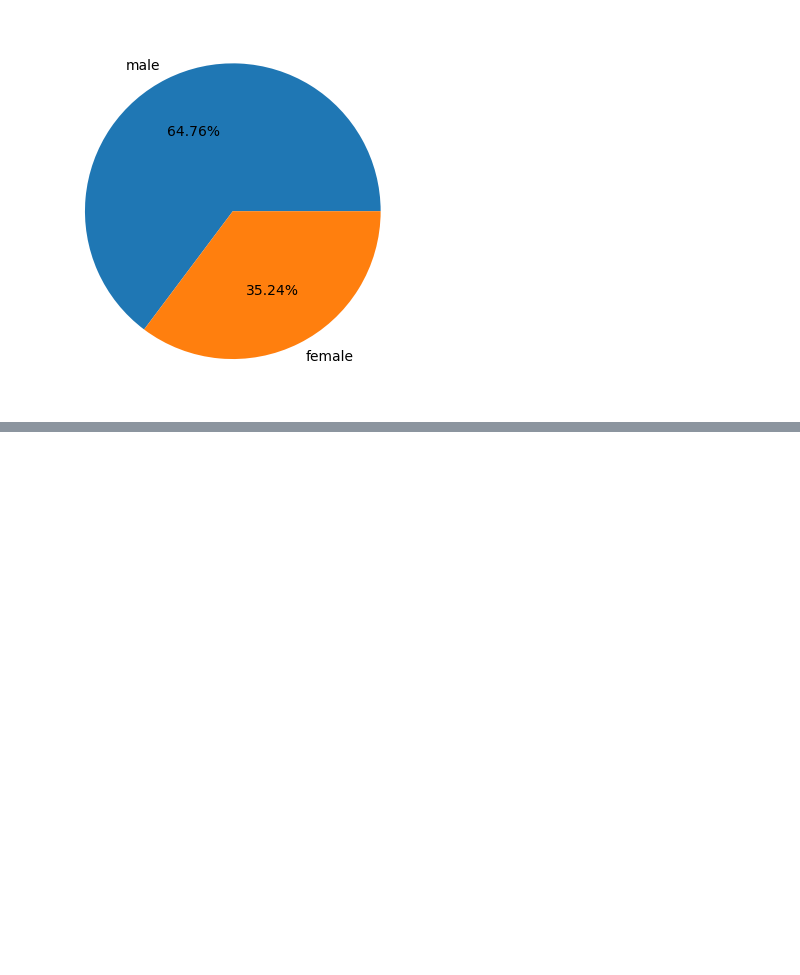
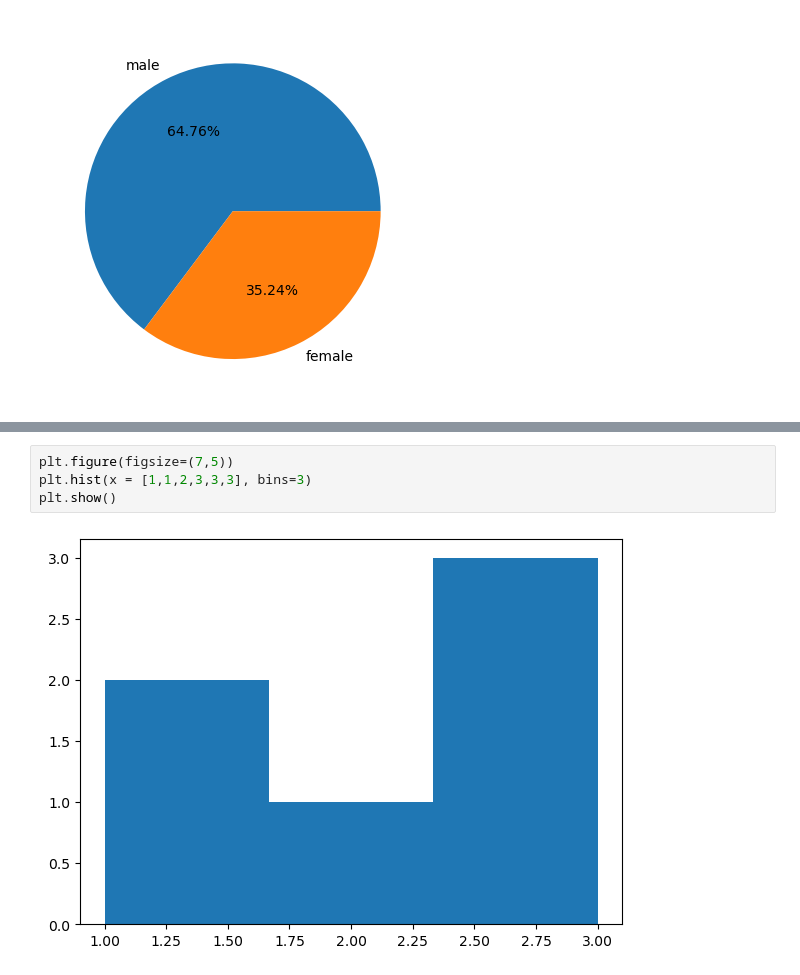
Before and after one commit to kamsaxel/Jupyter-Notebooks, a Jupyter notebook: matplotlib.ipynb, the cells around one changed output, grey strips where cells are left out. Saved outputs shown, nothing was run; the diff lists cells and outputs as text; blank space fills up the shorter version.

```diff
--- a/matplotlib.ipynb
+++ b/matplotlib.ipynb
@@ -138,0 +198,6 @@ plt.show()
+# %%
+plt.figure(figsize=(7,5))
+plt.hist(x = [1,1,2,3,3,3], bins=3)
+plt.show()
+# %% [output]
+[figure, added]
```
Also changed, not shown: parts of 25 cells of this notebook.
